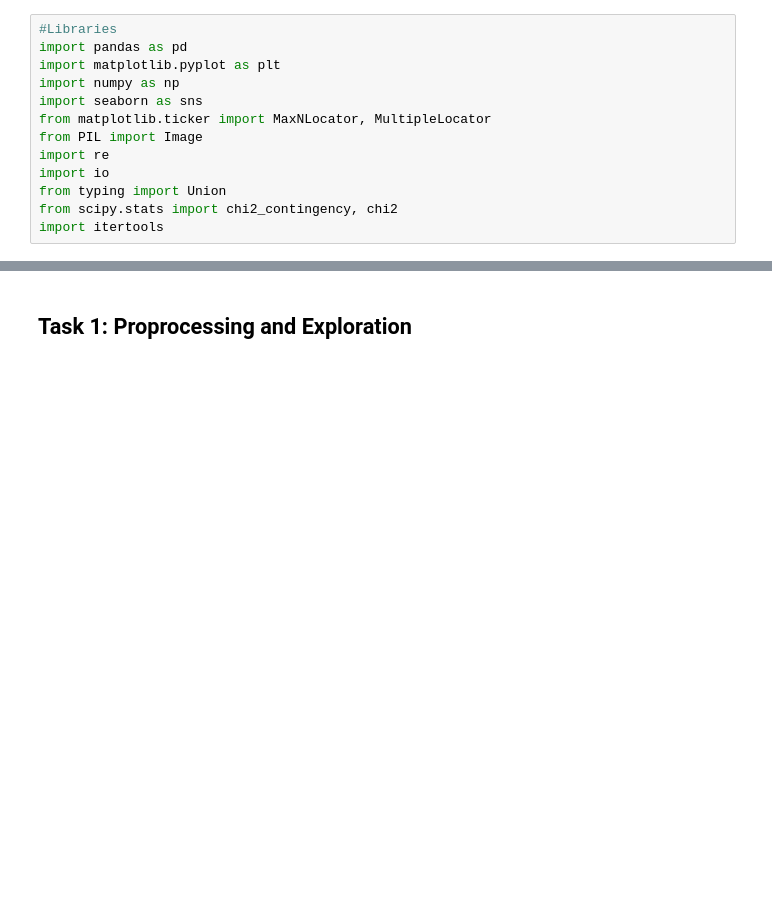
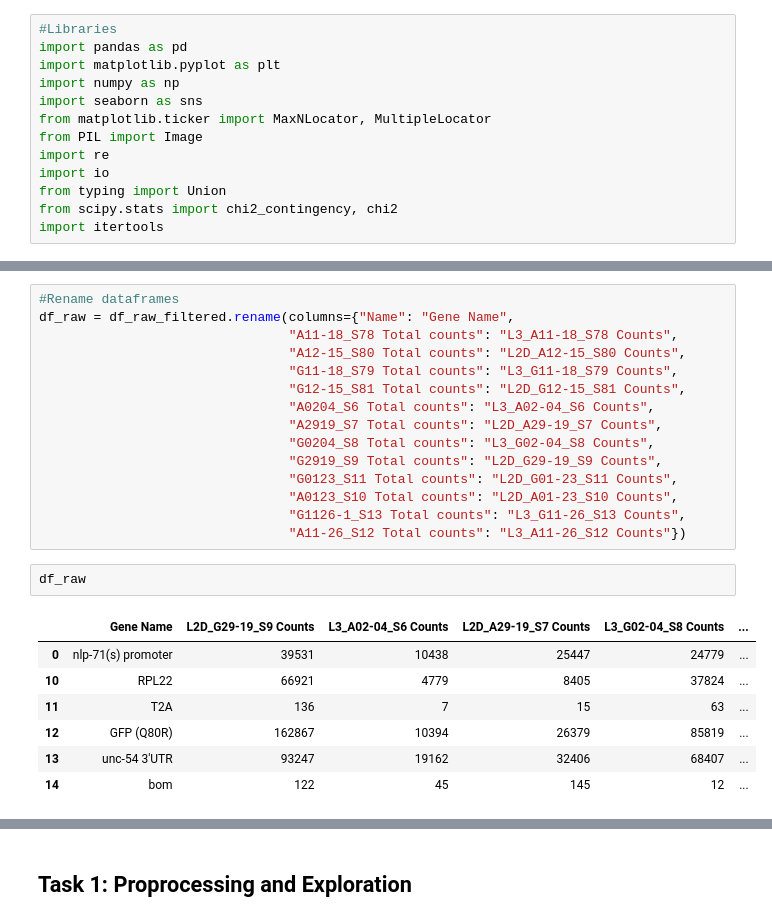
Before and after one commit to Tommytang111/trapseq_analysis, a Jupyter notebook: notebooks/RNAseq_analysis.ipynb, the cells around one changed output, grey strips where cells are left out. Drawn from its saved outputs; the diff is of its cells as text; blank space fills up the shorter version.

```diff
--- a/RNAseq_analysis.ipynb
+++ b/notebooks/RNAseq_analysis.ipynb
@@ -17,0 +33,25 @@ import itertools
+# %%
+#Rename dataframes
+df_raw = df_raw_filtered.rename(columns={"Name": "Gene Name",
+                                "A11-18_S78 Total counts": "L3_A11-18_S78 Counts",
+                                "A12-15_S80 Total counts": "L2D_A12-15_S80 Counts",
+                                "G11-18_S79 Total counts": "L3_G11-18_S79 Counts",
+                                "G12-15_S81 Total counts": "L2D_G12-15_S81 Counts",
+                                "A0204_S6 Total counts": "L3_A02-04_S6 Counts",
+                                "A2919_S7 Total counts": "L2D_A29-19_S7 Counts",
+                                "G0204_S8 Total counts": "L3_G02-04_S8 Counts",
+                                "G2919_S9 Total counts": "L2D_G29-19_S9 Counts",
+                                "G0123_S11 Total counts": "L2D_G01-23_S11 Counts",
+                                "A0123_S10 Total counts": "L2D_A01-23_S10 Counts",
+                                "G1126-1_S13 Total counts": "L3_G11-26_S13 Counts",
+                                "A11-26_S12 Total counts": "L3_A11-26_S12 Counts"})
+# %%
+df_raw
+# %% [output]
+|  | Gene Name | L2D_G29-19_S9 Counts | L3_A02-04_S6 Counts | L2D_A29-19_S7 Counts | L3_G02-04_S8 Counts | ... |
+| 0 | nlp-71(s) promoter | 39531 | 10438 | 25447 | 24779 | ... |
+| 10 | RPL22 | 66921 | 4779 | 8405 | 37824 | ... |
+| 11 | T2A | 136 | 7 | 15 | 63 | ... |
+| 12 | GFP (Q80R) | 162867 | 10394 | 26379 | 85819 | ... |
+| 13 | unc-54 3'UTR | 93247 | 19162 | 32406 | 68407 | ... |
+| 14 | bom | 122 | 45 | 145 | 12 | ... |
```
Also changed, not shown: parts of 10 cells of this notebook, 2 other files.
